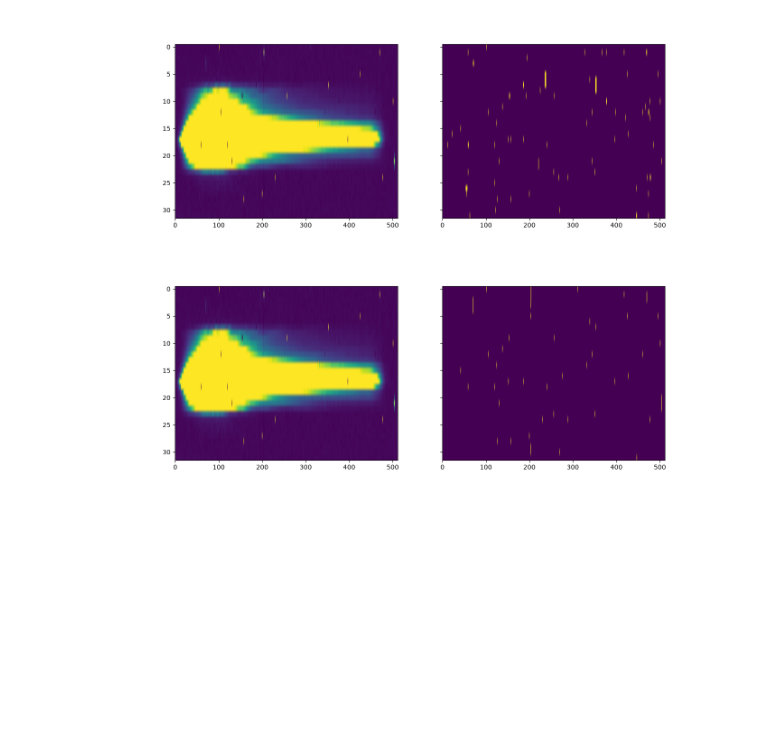
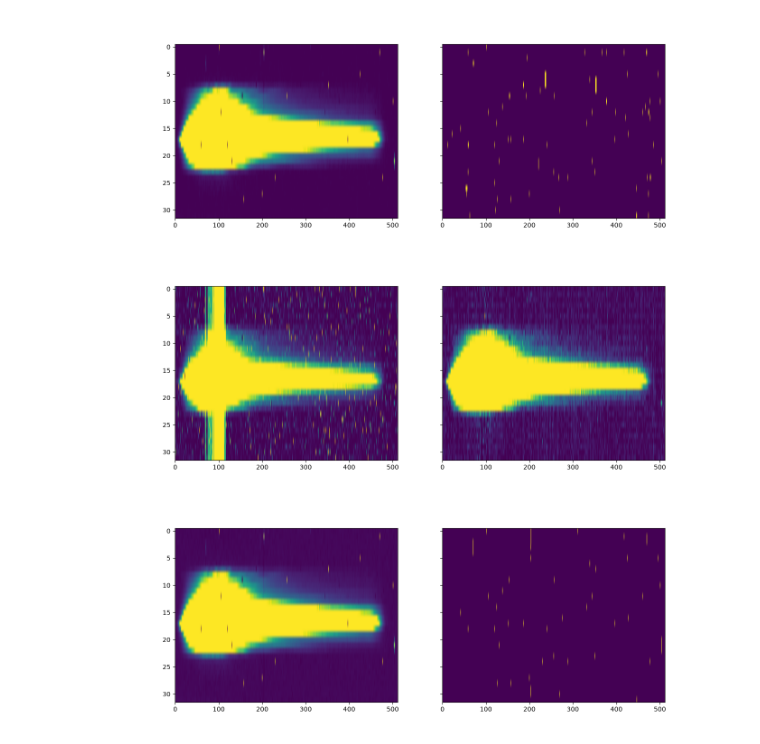
Before and after one commit to J-Ulik/Tiberius, a Jupyter notebook: src/reduction_utils/JWST_utils/reduction_notebooks/6_nan_cleaning.ipynb, the cells around one changed output. Cells and saved outputs as stored; diff of their text form; code cells hidden in the pictures; blank space fills up the shorter version.

```diff
--- a/src/reduction_utils/JWST_utils/reduction_notebooks/6_nan_cleaning.ipynb
+++ b/src/reduction_utils/JWST_utils/reduction_notebooks/6_nan_cleaning.ipynb
@@ -117,18 +77,11 @@ array([[[[False, False, False, ..., False, False, False],
 slope_calc = n2["SCI"].data.astype(np.float32)
 unsaturated = n2["GROUPDQ"].data & 2 == 0
 slope_calc[~unsaturated] = np.nan
-differences = np.diff(slope_calc, axis=1)
+differences = abs(np.diff(slope_calc, axis=1))
 slope_est = np.nanmedian(differences, axis=(0, 1))
 # %%
 new_data = n1["SCI"].data.astype(np.float32)
 tgroup = n1[0].header["TGROUP"]
-
-# Slope_est calculation
-slope_calc = n2["SCI"].data.astype(np.float32)
-unsaturated = n2["GROUPDQ"].data & 2 == 0
-slope_calc[unsaturated] = np.nan
-differences = np.diff(new_data, axis=1)
-slope_est = np.nanmedian(differences, axis=(0, 1))
 
 # plt.figure()
 for integration in range(new_data.shape[0]):
@@ -149,12 +102,11 @@ for integration in range(new_data.shape[0]):
             new_data[integration, x,y] = np.polyfit(times[unsaturated] ,n2["SCI"].data[integration,:,x,y][unsaturated], 1)[0].astype(np.float32)
 
             # Errors!
-            rnoise = (12*readnoise[x,y]**2 / (ngroups**3-ngroups)*(tgroup**2)*(gain[x,y]**2 )
+            rnoise = (12*readnoise[x,y]**2 / (ngroups**3-ngroups)*(tgroup**2)*(gain[x,y]**2) )
+            poisson = (slope_est[x,y]+dark[x,y])/(tgroup*gain[x,y]*(ngroups-1))
             n1["VAR_RNOISE"].data[integration, x,y] = rnoise
+            n1["VAR_POISSON"].data[integration, x,y] = poisson
+            n1["ERR"].data[integration, x,y] = np.sqrt(poisson + rnoise)
 
-
-n1["VAR_POISSON"].data[integration, x,y] = poisson
-            poisson =
-            n1["ERR"].data[integration, x,y] = (poisson + rnoise)**0.5
 # plt.legend()
 # plt.show()
@@ -174,6 +119,14 @@ ax2.imshow(nan_mask,aspect="auto")
 plt.show()
 # %% [output]
 [figure]
+# %%
+# Errors look decently approximated where ramp fit worked, and poorly approximated where it didn't
+fig, (ax1, ax2) = plt.subplots(1, 2, sharex=True, sharey=True)
+ax1.imshow(n1["ERR"].data[0],vmin=np.nanpercentile(n1["ERR"].data[0],20),vmax=np.nanpercentile(n1["ERR"].data[0],80), aspect="auto")
+ax2.imshow(new_data[0],vmin=np.nanpercentile(new_data[0],20),vmax=np.nanpercentile(new_data[0],80), aspect="auto")
+plt.show()
+# %% [output]
+[figure, new version]
 # %%
 # Looks better but there's still some pixels that are wildly different from their neighbours. Let's see if we can identify them
 from scipy.signal import medfilt
```
Also changed, not shown: parts of 5 cells of this notebook, 2 other files.
